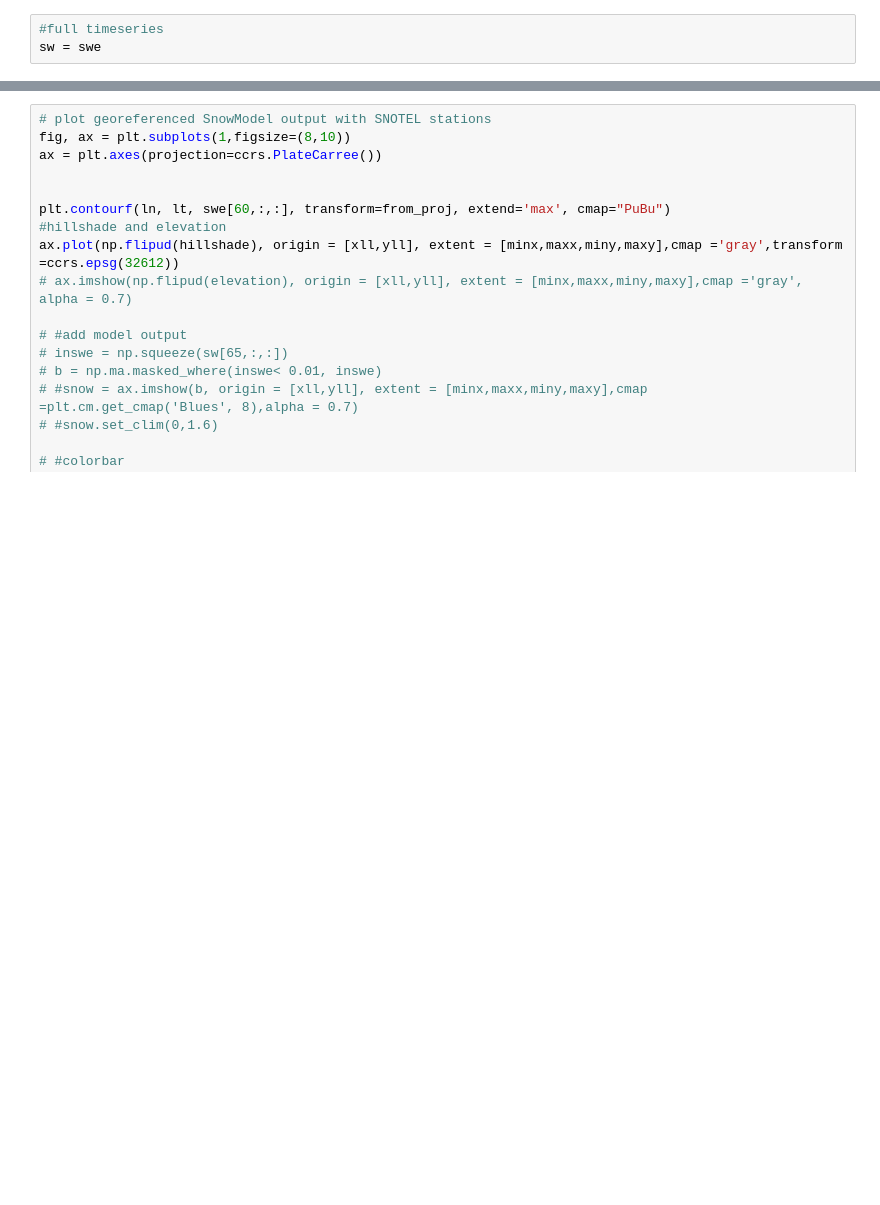
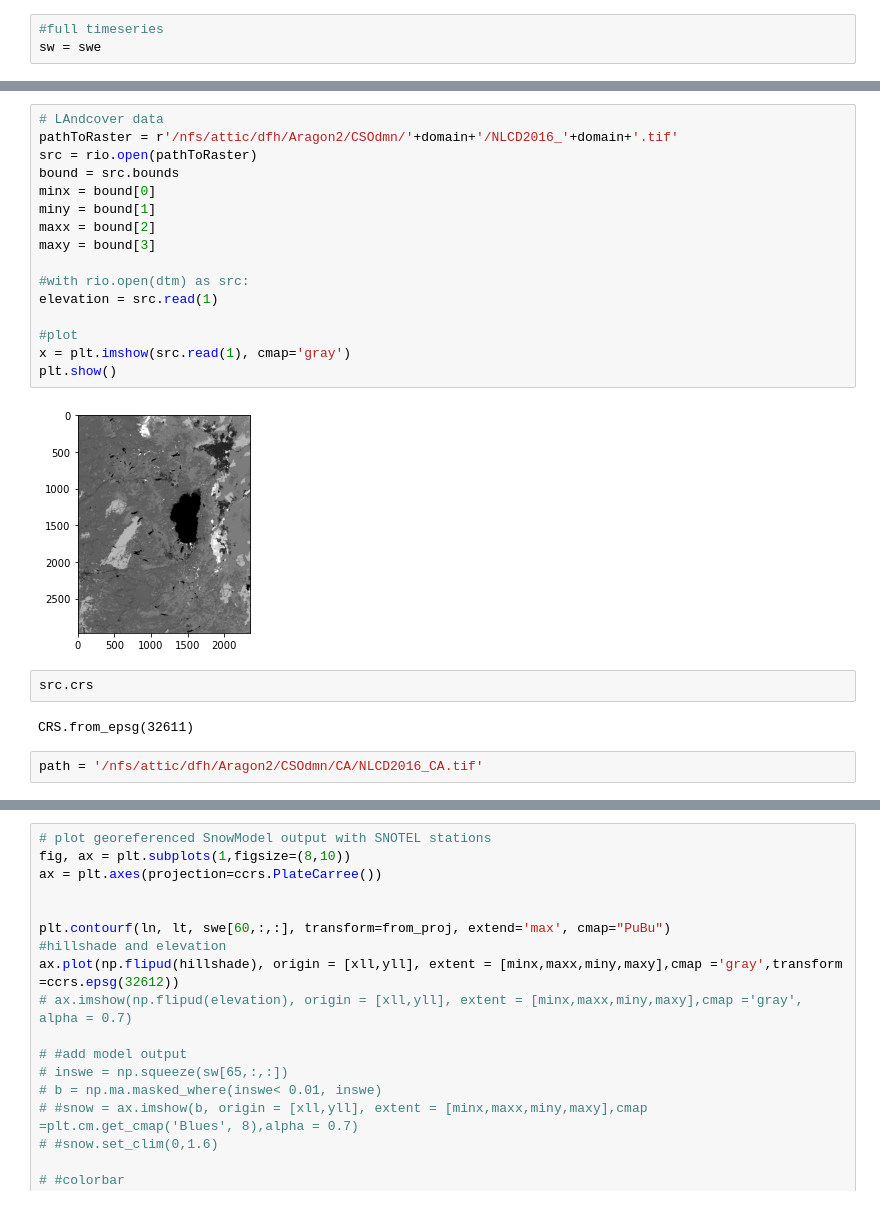
Before and after one commit to snowmodel-tools/postprocess_python, a Jupyter notebook: awszarr/SnowModel_animation.ipynb, the cells around one changed output, grey strips where cells are left out. Saved outputs shown, nothing was run; the diff lists cells and outputs as text; blank space fills up the shorter version.

```diff
--- a/awszarr/SnowModel_animation.ipynb
+++ b/awszarr/SnowModel_animation.ipynb
@@ -164,0 +159,24 @@ plt.show()
+# %%
+# LAndcover data
+pathToRaster = r'/nfs/attic/dfh/Aragon2/CSOdmn/'+domain+'/NLCD2016_'+domain+'.tif'
+src = rio.open(pathToRaster)
+bound = src.bounds
+minx = bound[0]
+miny = bound[1]
+maxx = bound[2]
+maxy = bound[3]
+
+#with rio.open(dtm) as src:
+elevation = src.read(1)
+
+#plot
+x = plt.imshow(src.read(1), cmap='gray')
+plt.show()
+# %% [output]
+[figure, added]
+# %%
+src.crs
+# %% [output]
+CRS.from_epsg(32611)
+# %%
+path = '/nfs/attic/dfh/Aragon2/CSOdmn/CA/NLCD2016_CA.tif'
```
Also changed, not shown: parts of 29 cells of this notebook.
